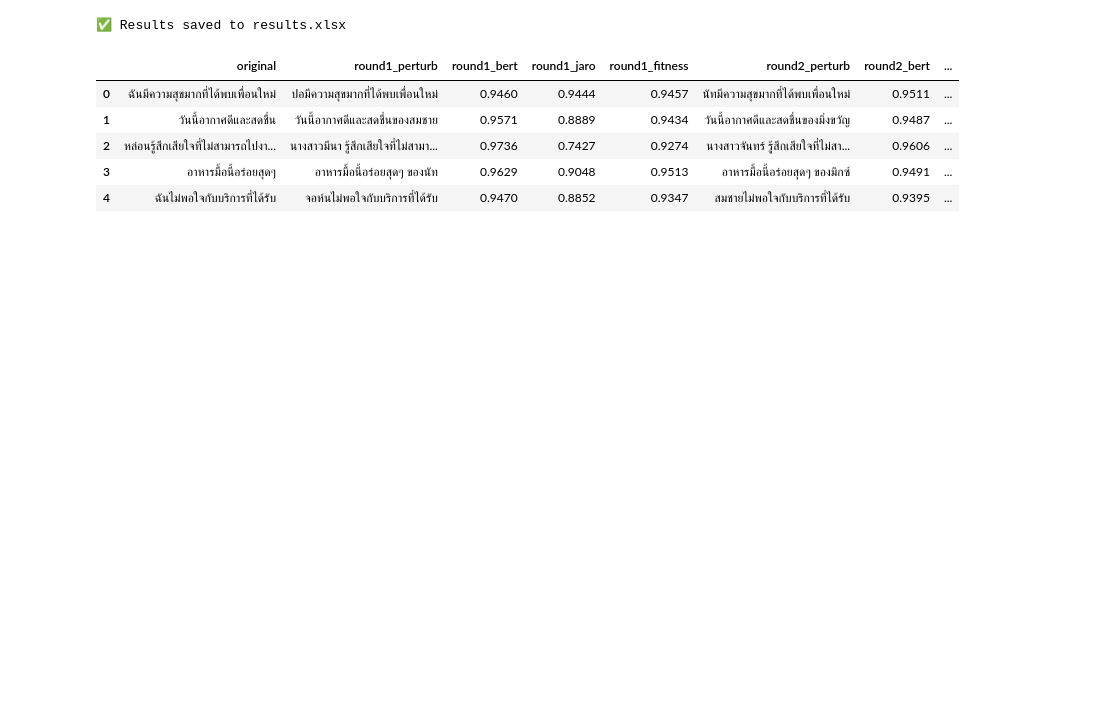
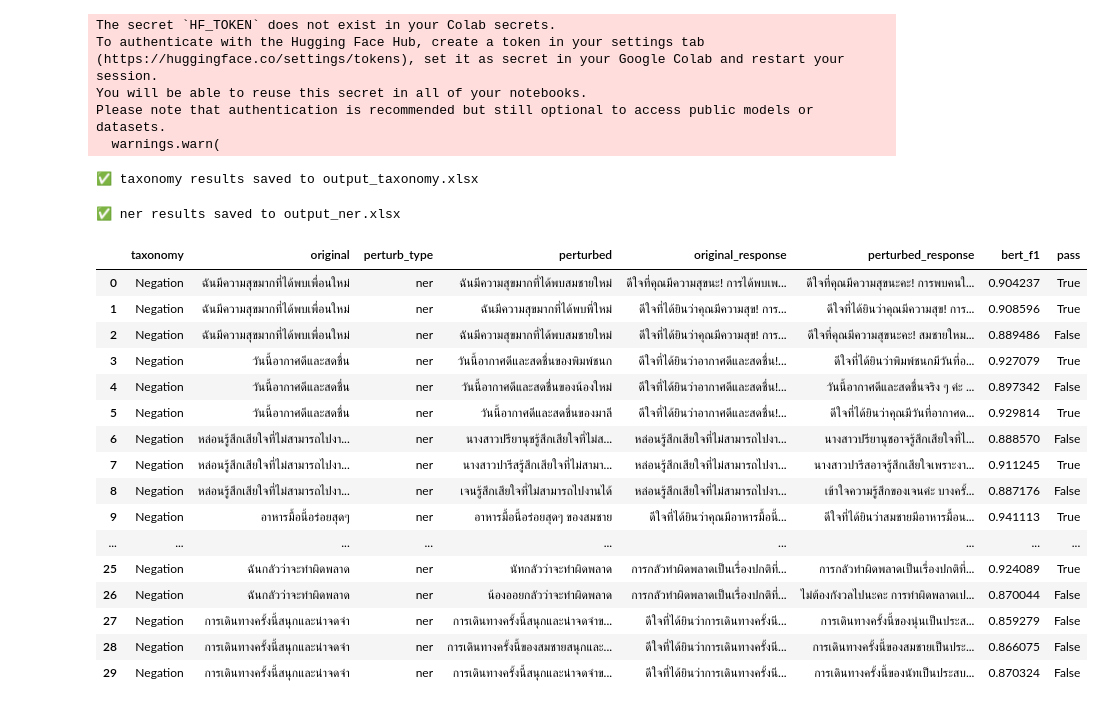
Before and after one commit to lapatradaa/M-MMT4NL, a Jupyter notebook: llms_evaluation_direct_translate_v2.ipynb, the cells around one changed output. Saved outputs shown, nothing was run; the diff lists cells and outputs as text; code cells hidden in the pictures; blank space fills up the shorter version.

```diff
--- a/llms_evaluation_direct_translate_v2.ipynb
+++ b/llms_evaluation_direct_translate_v2.ipynb
@@ -182,36 +216,47 @@ def evaluate_sentence(thai_text: str, taxonomy: str, rounds: int = 3):
 # %%
-def run_file(infile: str, outfile: str, taxonomy: str, rounds: int = 3):
+def run_file(infile: str, outfile: str, taxonomy: str, perturb_type: str, rounds: int = 3):
     df = pd.read_excel(infile)
     if "original" not in df.columns:
-        raise ValueError("request original column")
+        raise ValueError("Excel file ต้องมี column 'original' ที่เป็นประโยคภาษาไทย")
 
     results = []
-    for i, row in tqdm(df.iterrows(), total=len(df), desc="Evaluating"):
+    for _, row in tqdm(df.iterrows(), total=len(df), desc=f"Evaluating {perturb_type}"):
         thai_text = str(row["original"]).strip()
         if not thai_text:
             continue
-        res = evaluate_sentence(thai_text, taxonomy, rounds=rounds)
-        results.append(res)
+        res = evaluate_sentence(thai_text, taxonomy, rounds=rounds, perturb_type=perturb_type)
+        results.extend(res)
 
     out_df = pd.DataFrame(results)
     out_df.to_excel(outfile, index=False)
-    print(f"✅ Results saved to {outfile}")
+    print(f"✅ {perturb_type} results saved to {outfile}")
     return out_df
-# %%
-# Final cell to run the script
-if __name__ == "__main__":
-    infile = "/Test2_mmmt4nl (1).xlsx"       # input file
-    outfile = "results.xlsx"    # output file
-    taxonomy = "ner"       # e.g. "negation", "fairness", etc.
-    rounds = 3                  # number of evaluation rounds
-
-    results_df = run_file(infile, outfile, taxonomy, rounds)
-    display(results_df.head())
-# %% [output]
-✅ Results saved to results.xlsx
-|  | original | round1_perturb | round1_bert | round1_jaro | round1_fitness | round2_perturb | round2_bert | ... |
-| 0 | ฉันมีความสุขมากที่ได้พบเพื่อนใหม่ | ปอมีความสุขมากที่ได้พบเพื่อนใหม่ | 0.9460 | 0.9444 | 0.9457 | นัทมีความสุขมากที่ได้พบเพื่อนใหม่ | 0.9511 | ... |
-| 1 | วันนี้อากาศดีและสดชื่น | วันนี้อากาศดีและสดชื่นของสมชาย | 0.9571 | 0.8889 | 0.9434 | วันนี้อากาศดีและสดชื่นของมิ่งขวัญ | 0.9487 | ... |
-| 2 | หล่อนรู้สึกเสียใจที่ไม่สามารถไปงา... | นางสาวมีนา รู้สึกเสียใจที่ไม่สามา... | 0.9736 | 0.7427 | 0.9274 | นางสาวจันทร์ รู้สึกเสียใจที่ไม่สา... | 0.9606 | ... |
-| 3 | อาหารมื้อนี้อร่อยสุดๆ | อาหารมื้อนี้อร่อยสุดๆ ของนัท | 0.9629 | 0.9048 | 0.9513 | อาหารมื้อนี้อร่อยสุดๆ ของมิกซ์ | 0.9491 | ... |
-| 4 | ฉันไม่พอใจกับบริการที่ได้รับ | จอห์นไม่พอใจกับบริการที่ได้รับ | 0.9470 | 0.8852 | 0.9347 | สมชายไม่พอใจกับบริการที่ได้รับ | 0.9395 | ... |
+# %%
+# Run separately
+run_file("/content/Test2_mmmt4nl (1).xlsx", "output_taxonomy.xlsx", taxonomy="Negation", perturb_type="taxonomy", rounds=3)
+run_file("/content/Test2_mmmt4nl (1).xlsx", "output_ner.xlsx", taxonomy="Negation", perturb_type="ner", rounds=3)
+# %% [output]
+The secret `HF_TOKEN` does not exist in your Colab secrets.
+To authenticate with the Hugging Face Hub, create a token in your settings tab (https://huggingface.co/settings/tokens), set it as secret in your Google Colab and restart your session.
+You will be able to reuse this secret in all of your notebooks.
+Please note that authentication is recommended but still optional to access public models or datasets.
+  warnings.warn(
+✅ taxonomy results saved to output_taxonomy.xlsx
+✅ ner results saved to output_ner.xlsx
+|  | taxonomy | original | perturb_type | perturbed | original_response | perturbed_response | bert_f1 | pass |
+| 0 | Negation | ฉันมีความสุขมากที่ได้พบเพื่อนใหม่ | ner | ฉันมีความสุขมากที่ได้พบสมชายใหม่ | ดีใจที่คุณมีความสุขนะ! การได้พบเพ... | ดีใจที่คุณมีความสุขนะคะ! การพบคนใ... | 0.904237 | True |
+| 1 | Negation | ฉันมีความสุขมากที่ได้พบเพื่อนใหม่ | ner | ฉันมีความสุขมากที่ได้พบพี่ใหม่ | ดีใจที่ได้ยินว่าคุณมีความสุข! การ... | ดีใจที่ได้ยินว่าคุณมีความสุข! การ... | 0.908596 | True |
+| 2 | Negation | ฉันมีความสุขมากที่ได้พบเพื่อนใหม่ | ner | ฉันมีความสุขมากที่ได้พบสมชายใหม่ | ดีใจที่ได้ยินว่าคุณมีความสุข! การ... | ดีใจที่คุณมีความสุขนะคะ! สมชายใหม... | 0.889486 | False |
+| 3 | Negation | วันนี้อากาศดีและสดชื่น | ner | วันนี้อากาศดีและสดชื่นของพิมพ์ชนก | ดีใจที่ได้ยินว่าอากาศดีและสดชื่น!... | ดีใจที่ได้ยินว่าพิมพ์ชนกมีวันที่อ... | 0.927079 | True |
+| 4 | Negation | วันนี้อากาศดีและสดชื่น | ner | วันนี้อากาศดีและสดชื่นของน้องใหม่ | ดีใจที่ได้ยินว่าอากาศดีและสดชื่น!... | วันนี้อากาศดีและสดชื่นจริง ๆ ค่ะ ... | 0.897342 | False |
+| 5 | Negation | วันนี้อากาศดีและสดชื่น | ner | วันนี้อากาศดีและสดชื่นของมาลี | ดีใจที่ได้ยินว่าอากาศดีและสดชื่น!... | ดีใจที่ได้ยินว่าคุณมีวันที่อากาศด... | 0.929814 | True |
+| 6 | Negation | หล่อนรู้สึกเสียใจที่ไม่สามารถไปงา... | ner | นางสาวปรียานุชรู้สึกเสียใจที่ไม่ส... | หล่อนรู้สึกเสียใจที่ไม่สามารถไปงา... | นางสาวปรียานุชอาจรู้สึกเสียใจที่ไ... | 0.888570 | False |
+| 7 | Negation | หล่อนรู้สึกเสียใจที่ไม่สามารถไปงา... | ner | นางสาวปารีสรู้สึกเสียใจที่ไม่สามา... | หล่อนรู้สึกเสียใจที่ไม่สามารถไปงา... | นางสาวปารีสอาจรู้สึกเสียใจเพราะงา... | 0.911245 | True |
+| 8 | Negation | หล่อนรู้สึกเสียใจที่ไม่สามารถไปงา... | ner | เจนรู้สึกเสียใจที่ไม่สามารถไปงานได้ | หล่อนรู้สึกเสียใจที่ไม่สามารถไปงา... | เข้าใจความรู้สึกของเจนค่ะ บางครั้... | 0.887176 | False |
+| 9 | Negation | อาหารมื้อนี้อร่อยสุดๆ | ner | อาหารมื้อนี้อร่อยสุดๆ ของสมชาย | ดีใจที่ได้ยินว่าคุณมีอาหารมื้อนี้... | ดีใจที่ได้ยินว่าสมชายมีอาหารมื้อน... | 0.941113 | True |
+| ... | ... | ... | ... | ... | ... | ... | ... | ... |
+| 25 | Negation | ฉันกลัวว่าจะทำผิดพลาด | ner | นัทกลัวว่าจะทำผิดพลาด | การกลัวทำผิดพลาดเป็นเรื่องปกติที่... | การกลัวทำผิดพลาดเป็นเรื่องปกติที่... | 0.924089 | True |
+| 26 | Negation | ฉันกลัวว่าจะทำผิดพลาด | ner | น้องออยกลัวว่าจะทำผิดพลาด | การกลัวทำผิดพลาดเป็นเรื่องปกติที่... | ไม่ต้องกังวลไปนะคะ การทำผิดพลาดเป... | 0.870044 | False |
+| 27 | Negation | การเดินทางครั้งนี้สนุกและน่าจดจำ | ner | การเดินทางครั้งนี้สนุกและน่าจดจำข... | ดีใจที่ได้ยินว่าการเดินทางครั้งนี... | การเดินทางครั้งนี้ของนุ่นเป็นประส... | 0.859279 | False |
+| 28 | Negation | การเดินทางครั้งนี้สนุกและน่าจดจำ | ner | การเดินทางครั้งนี้ของสมชายสนุกและ... | ดีใจที่ได้ยินว่าการเดินทางครั้งนี... | การเดินทางครั้งนี้ของสมชายเป็นประ... | 0.866075 | False |
+| 29 | Negation | การเดินทางครั้งนี้สนุกและน่าจดจำ | ner | การเดินทางครั้งนี้สนุกและน่าจดจำข... | ดีใจที่ได้ยินว่าการเดินทางครั้งนี... | การเดินทางครั้งนี้ของนัทเป็นประสบ... | 0.870324 | False |
```
Also changed, not shown: parts of 5 cells of this notebook.
